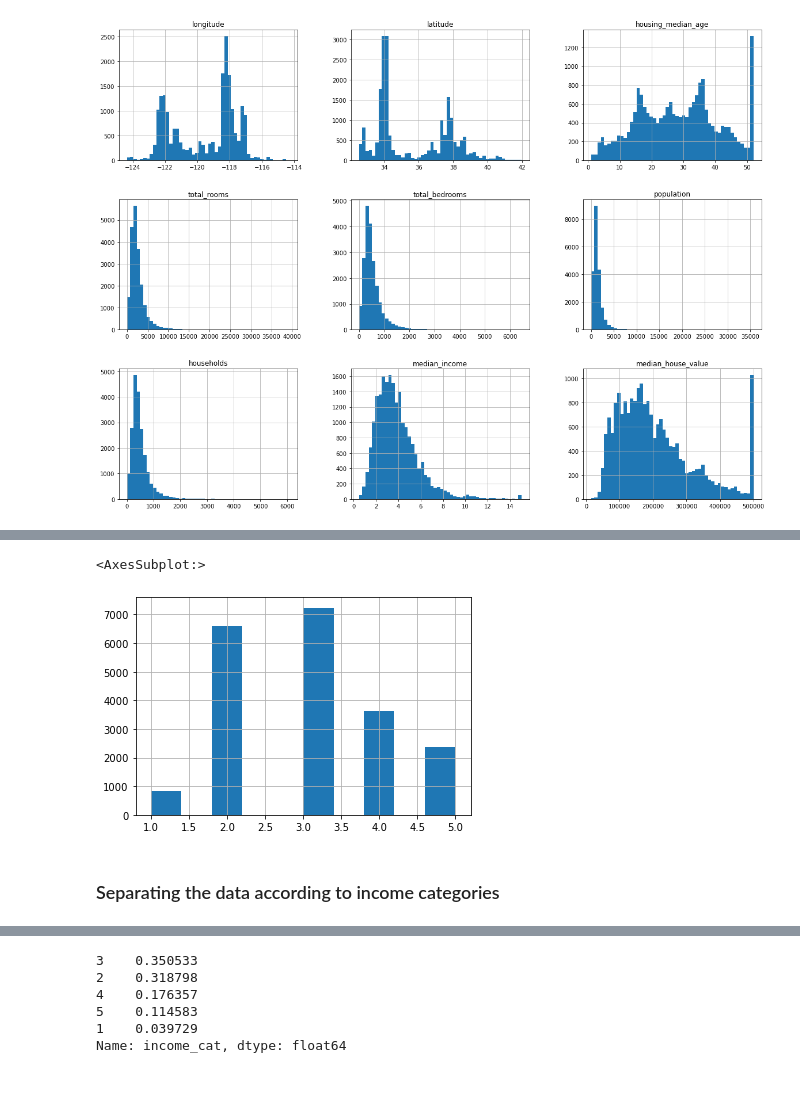
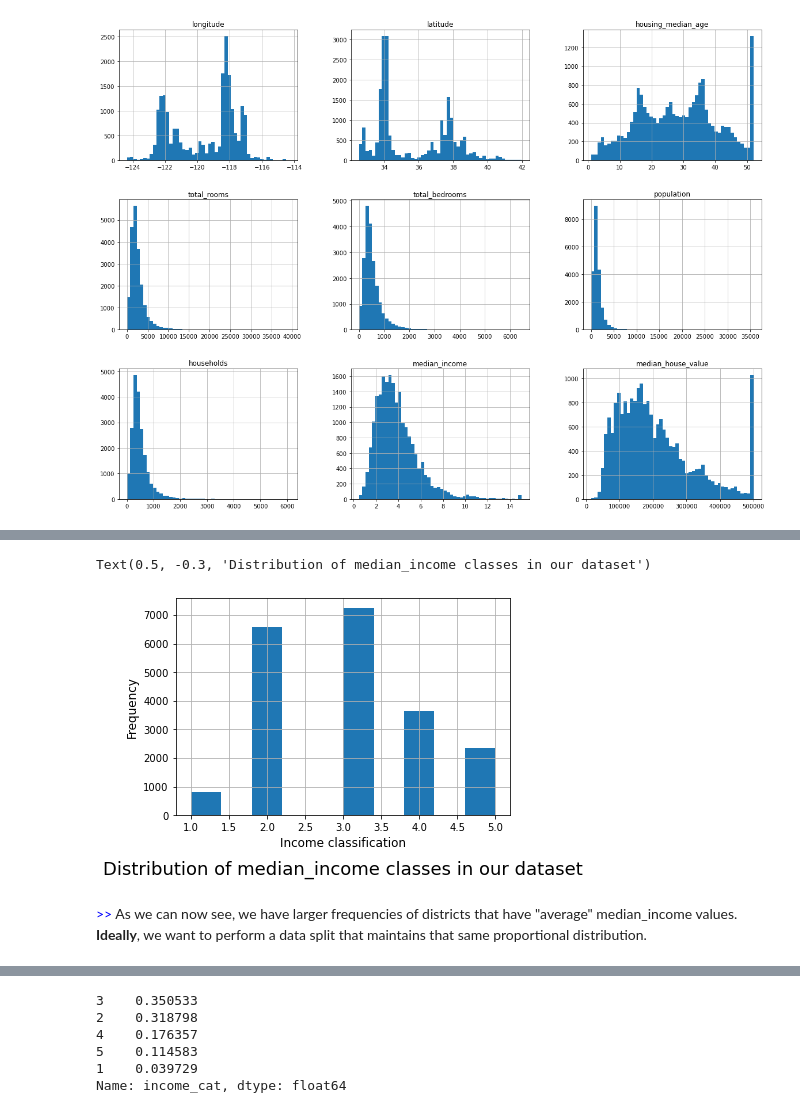
Before and after one commit to souzajvp/hands-on-ML, a Jupyter notebook: Chapter 2 - End-to-end machine learning project.ipynb, the cells around one changed output, grey strips where cells are left out. Cells and saved outputs as stored; diff of their text form; code cells hidden in the pictures; blank space fills up the shorter version.

```diff
--- a/Chapter 2 - End-to-end machine learning project.ipynb
+++ b/Chapter 2 - End-to-end machine learning project.ipynb
@@ -132,10 +172,14 @@ train_set, test_set = train_test_split(housing, test_size=0.2, random_state=42)
 # %%
 housing['income_cat'] = pd.cut(housing['median_income'],
                               bins=[0., 1.5, 3.0, 4.5, 6, np.inf],
                               labels=[1, 2, 3, 4, 5])
 housing['income_cat'].hist()
+plt.xlabel("Income classification", fontsize=12)
+plt.ylabel("Frequency", fontsize=12)
+plt.title('Distribution of median_income classes in our dataset', fontsize=18,
+         y=-0.3)
 # %% [output]
-<AxesSubplot:>
+Text(0.5, -0.3, 'Distribution of median_income classes in our dataset')
-[figure, old version]
+[figure, new version]
-# %% [markdown]
-### Separating the data according to income categories
+# %% [markdown]
+<font color='blue'> >> </font> As we can now see, we have larger frequencies of districts that have "average" median_income values. **Ideally**, we want to perform a data split that maintains that same proportional distribution.
```
Also changed, not shown: parts of 46 cells of this notebook.
